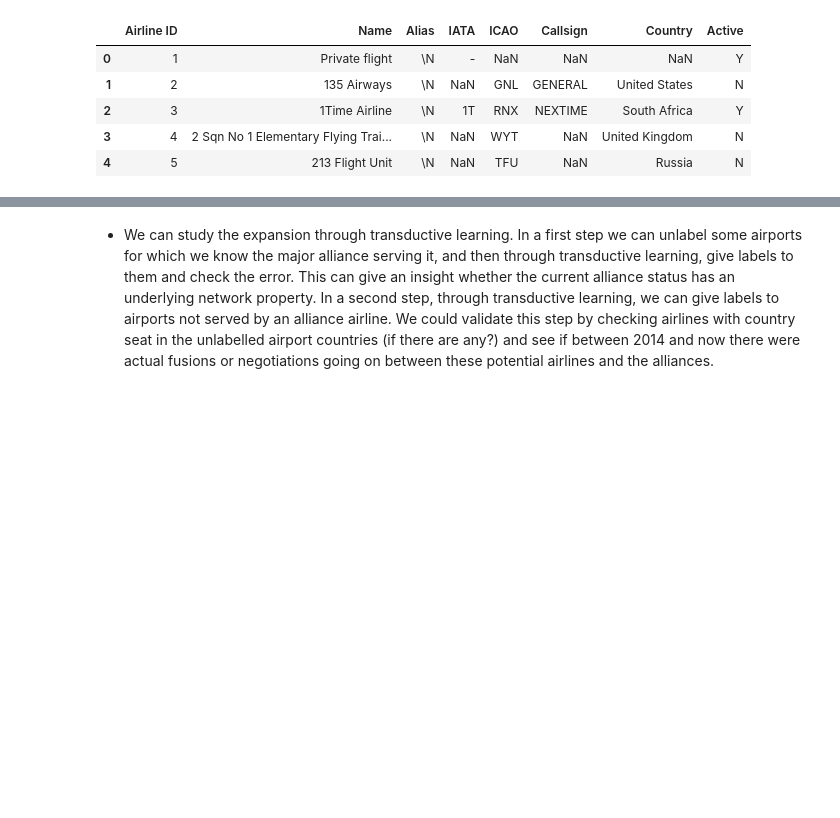
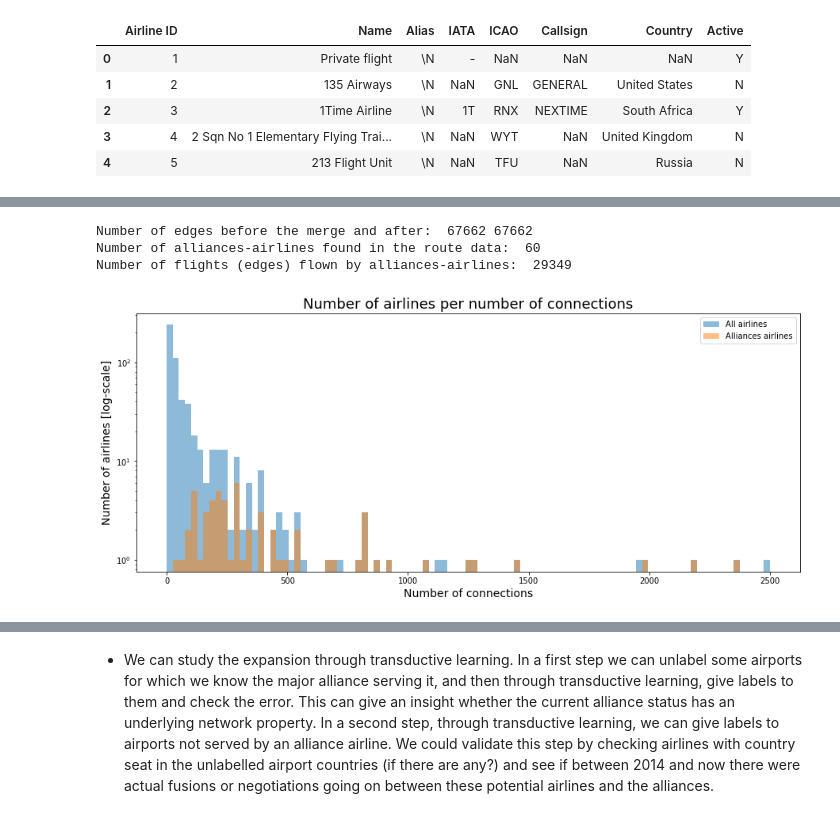
Before and after one commit to nicolasFontbonne/Project_ntds, a Jupyter notebook: main_analysis.ipynb, the cells around one changed output, grey strips where cells are left out. Saved outputs shown, nothing was run; the diff lists cells and outputs as text; code cells hidden in the pictures; blank space fills up the shorter version.

```diff
--- a/main_analysis.ipynb
+++ b/main_analysis.ipynb
@@ -73,0 +116,28 @@ alliances.head()
+# %%
+# merge alliance data to the route dataframe
+routes_alce = pd.merge(routes, alliances, left_on = 'Airline', right_on = 'IATA', how = 'left')
+print('Number of edges before the merge and after: ', routes.Airline.count(), routes_alce.Airline.count())
+print('Number of alliances-airlines found in the route data: ', routes_alce[~routes_alce.IATA.isnull()].IATA.nunique())
+print('Number of flights (edges) flown by alliances-airlines: ', routes_alce[~routes_alce.IATA.isnull()].Airline.count())
+
+# create df with only alliances airlines
+routes_alce_only = routes_alce[~routes_alce.IATA.isnull()]
+# %% [output]
+Number of edges before the merge and after:  67662 67662
+Number of alliances-airlines found in the route data:  60
+Number of flights (edges) flown by alliances-airlines:  29349
+# %%
+# create a histogram of the airline's number of flights
+bins = np.linspace(0, 2500, 100)
+plt.figure(figsize=(15,6))
+plt.hist(routes_alce[['Airline']].groupby('Airline').size(), bins, alpha=0.5, label='All airlines')
+plt.hist(routes_alce_only[['Airline']].groupby('Airline').size(), bins, alpha=0.5, label='Alliances airlines')
+plt.legend(loc='upper right')
+plt.title('Number of airlines per number of connections', fontsize = 18)
+plt.ylabel('Number of airlines [log-scale]', fontsize = 14)
+plt.xlabel('Number of connections', fontsize= 14)
+plt.yscale("log")
+# plt.savefig('Histogram_connections_airlines.pdf')
+plt.show()
+# %% [output]
+[figure, added]
```
Also changed, not shown: parts of 39 cells of this notebook, 1 other file.
